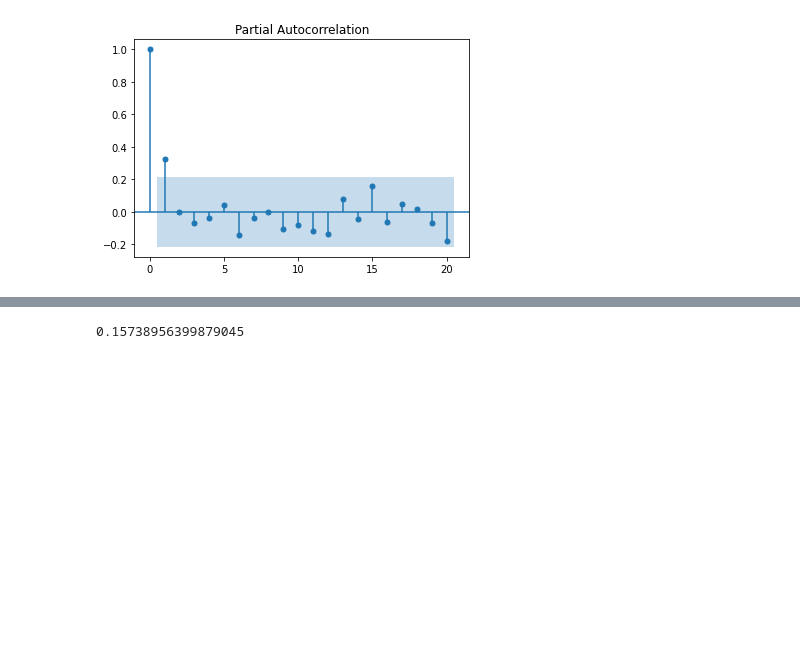
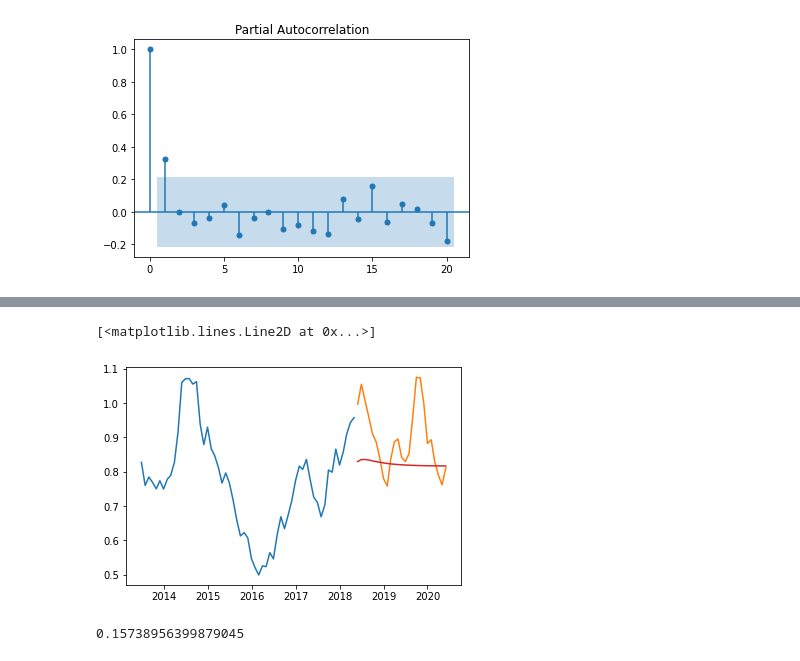
Before and after one commit to olavowsf/Stainless_Steel, a Jupyter notebook: Stainless_Steel Price Prediction.ipynb, the cells around one changed output, grey strips where cells are left out. Drawn from its saved outputs; the diff is of its cells as text; code cells hidden in the pictures; blank space fills up the shorter version.

```diff
--- a/Stainless_Steel Price Prediction.ipynb
+++ b/Stainless_Steel Price Prediction.ipynb
@@ -235,0 +289,5 @@ y_test = y[59:]
+# %%
+df = y_test.reset_index().drop(columns="pred")
+# %%
+df["pred"] = forecast[0]
+df
@@ -236,3 +312,14 @@ y_test = y[59:]
+# %%
+df = df.drop(columns="StainlessSteelPrice")
+# %%
+df.set_index("Date",inplace=True)
+# %%
+plt.plot(y_train)
+plt.plot(y_test)
+plt.plot(df)
+# %% [output]
+[<matplotlib.lines.Line2D at 0x...>]
+[figure, added]
 # %%
 exog_df = steel_df.drop(columns="StainlessSteelPrice") # assign features to a exogeneous dataframe
 # %%
```
Also changed, not shown: parts of 21 cells of this notebook.
